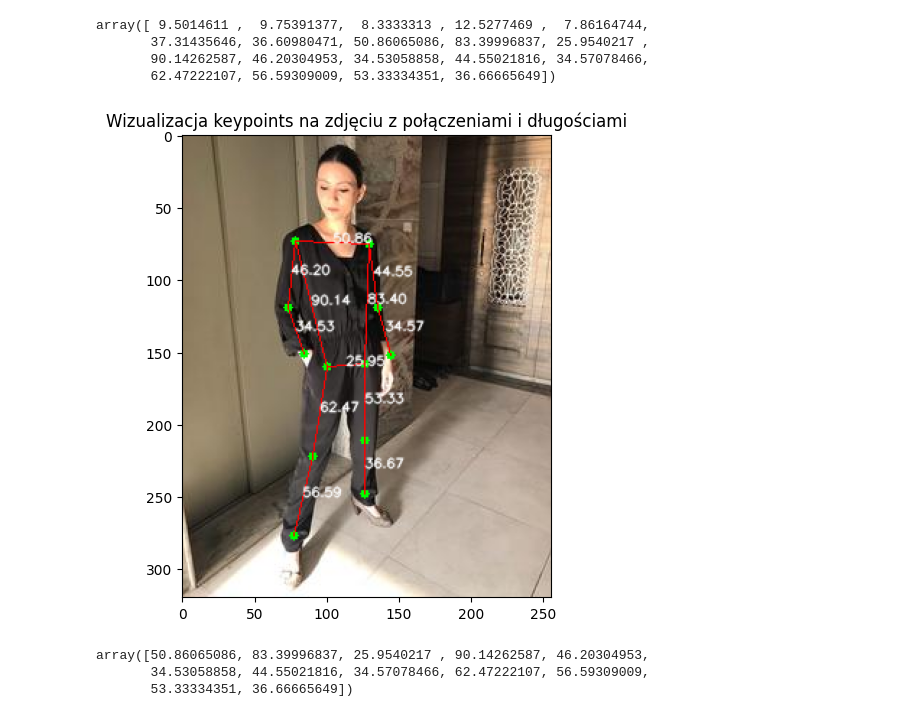
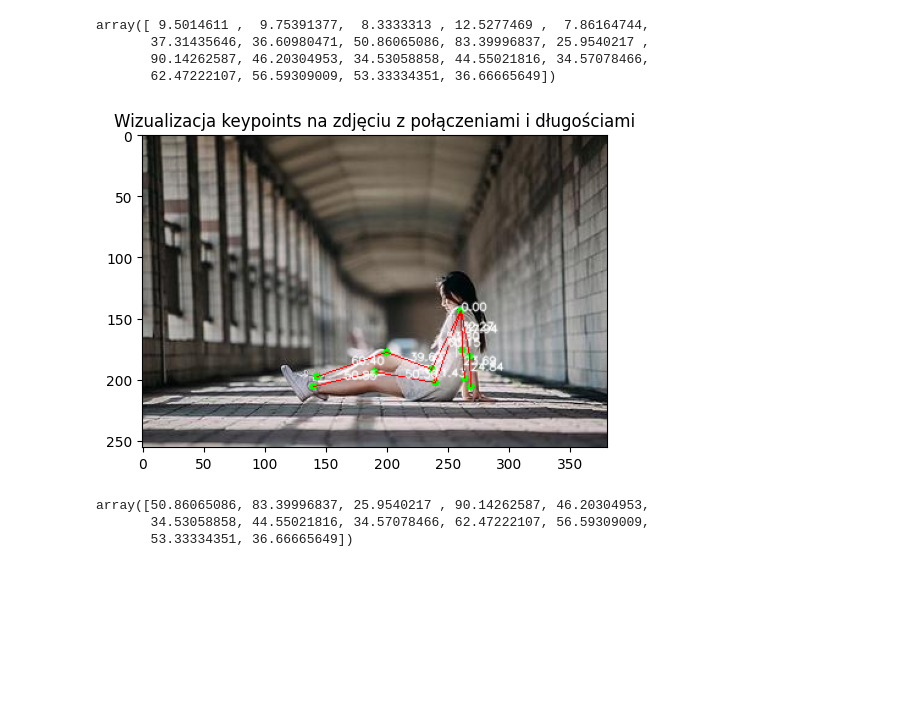
Before and after one commit to hbrt-rdzk/raight.move, a Jupyter notebook: notebooks/testing_code/test_visualization_2d.ipynb, the cells around one changed output. Drawn from its saved outputs; the diff is of its cells as text; code cells hidden in the pictures; blank space fills up the shorter version.

```diff
--- a/notebooks/testing_code/test_visualization_2d.ipynb
+++ b/notebooks/testing_code/test_visualization_2d.ipynb
@@ -63,7 +90,7 @@ import cv2
 import matplotlib.pyplot as plt
 
 # Wczytaj zdjęcie
-image_path = 'zubiiansarii-2025354591524346535.jpg'  # Zastąp 'sciezka_do_zdjecia.jpg' właściwą ścieżką do swojego zdjęcia
+image_path = './data/raw_1percent/Post_images_(JPG_files)/posts_image/image/22in22-1796944435247663553.jpg'  # Zastąp 'sciezka_do_zdjecia.jpg' właściwą ścieżką do swojego zdjęcia
 image = cv2.imread(image_path)
 image_rgb = cv2.cvtColor(image, cv2.COLOR_BGR2RGB)
 
@@ -111,7 +138,7 @@ import cv2
 import matplotlib.pyplot as plt
 
 # Wczytaj zdjęcie
-image_path = 'zubiiansarii-2025354591524346535.jpg'  # Zastąp 'sciezka_do_zdjecia.jpg' właściwą ścieżką do swojego zdjęcia
+image_path = './data/raw_1percent/Post_images_(JPG_files)/posts_image/image/22in22-1796944435247663553.jpg'  # Zastąp 'sciezka_do_zdjecia.jpg' właściwą ścieżką do swojego zdjęcia
 image = cv2.imread(image_path)
 image_rgb = cv2.cvtColor(image, cv2.COLOR_BGR2RGB)
 
@@ -173,7 +258,7 @@ import matplotlib.pyplot as plt
 import math
 
 # Wczytaj zdjęcie
-image_path = 'zubiiansarii-2025354591524346535.jpg'  # Zastąp 'sciezka_do_zdjecia.jpg' właściwą ścieżką do swojego zdjęcia
+image_path = './data/raw_1percent/Post_images_(JPG_files)/posts_image/image/22in22-1796944435247663553.jpg'  # Zastąp 'sciezka_do_zdjecia.jpg' właściwą ścieżką do swojego zdjęcia
 image = cv2.imread(image_path)
 image_rgb = cv2.cvtColor(image, cv2.COLOR_BGR2RGB)
 
@@ -228,7 +313,7 @@ import matplotlib.pyplot as plt
 import math
 
 # Wczytaj zdjęcie
-image_path = 'zubiiansarii-2025354591524346535.jpg'  # Zastąp 'sciezka_do_zdjecia.jpg' właściwą ścieżką do swojego zdjęcia
+image_path = './data/raw_1percent/Post_images_(JPG_files)/posts_image/image/22in22-1796944435247663553.jpg'  # Zastąp 'sciezka_do_zdjecia.jpg' właściwą ścieżką do swojego zdjęcia
 image = cv2.imread(image_path)
 image_rgb = cv2.cvtColor(image, cv2.COLOR_BGR2RGB)
 
@@ -288,7 +373,7 @@ import matplotlib.pyplot as plt
 import math
 
 # Wczytaj zdjęcie
-image_path = 'zubiiansarii-2025354591524346535.jpg'  # Zastąp 'sciezka_do_zdjecia.jpg' właściwą ścieżką do swojego zdjęcia
+image_path = './data/raw_1percent/Post_images_(JPG_files)/posts_image/image/22in22-1796944435247663553.jpg'  # Zastąp 'sciezka_do_zdjecia.jpg' właściwą ścieżką do swojego zdjęcia
 image = cv2.imread(image_path)
 image_rgb = cv2.cvtColor(image, cv2.COLOR_BGR2RGB)
 
@@ -305,34 +390,34 @@ y_values = [int(point[1]) for i,point in enumerate(keypoints) if i not in [0,1,2
 
 # Narysuj punkty na obrazie
 for (x, y) in zip(x_values, y_values):
     cv2.circle(image_rgb, (x, y), 3, (0, 255, 0), -1)
 
 dist = []
 
 for connection in connections:
     x_start, y_start = keypoints[connection[0]]
     x_end, y_end = keypoints[connection[1]]
     cv2.line(image_rgb, (int(x_start), int(y_start)), (int(x_end), int(y_end)), (255, 0, 0), 1)
 
     # Oblicz długość połączenia
     distance = math.sqrt((x_end - x_start)**2 + (y_end - y_start)**2)
 
     dist.append(distance)
     # Wyświetl długość na obrazie
     cv2.putText(image_rgb, f'{distance:.2f}', (int((x_start + x_end) / 2), int((y_start + y_end) / 2)),
                 cv2.FONT_HERSHEY_SIMPLEX, 0.3, (255, 255, 255), 1, cv2.LINE_AA)
 
 
 
 # Ustaw rozmiar wykresu
 plt.figure(figsize=(6, 6))
 
 # Wyświetl obraz z punktami, połączeniami i długościami
 plt.imshow(image_rgb)
 plt.title('Wizualizacja keypoints na zdjęciu z połączeniami i długościami')
 plt.show()
 # %% [output]
-[figure, old version]
+[figure, new version]
 # %%
 dist_array = np.array(dist)
 # %%
```
Also changed, not shown: parts of 15 cells of this notebook, 2 other files.
